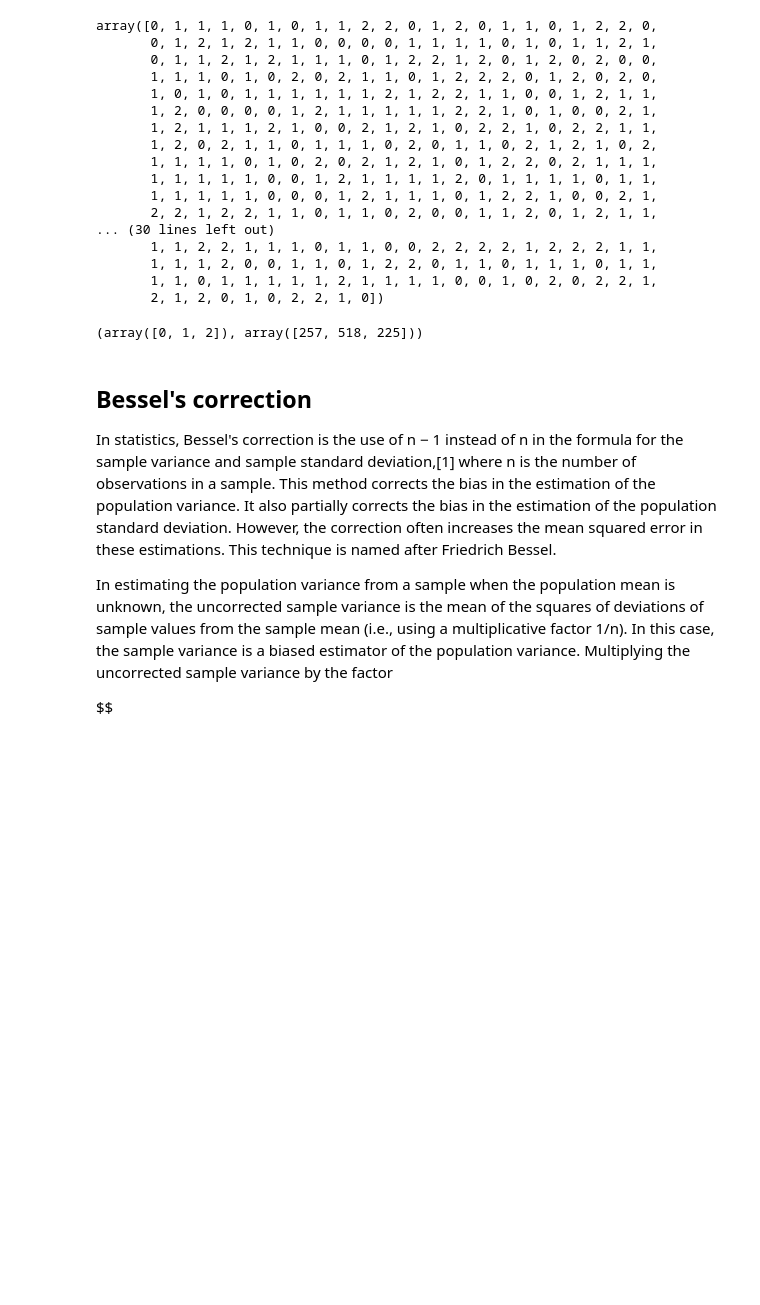
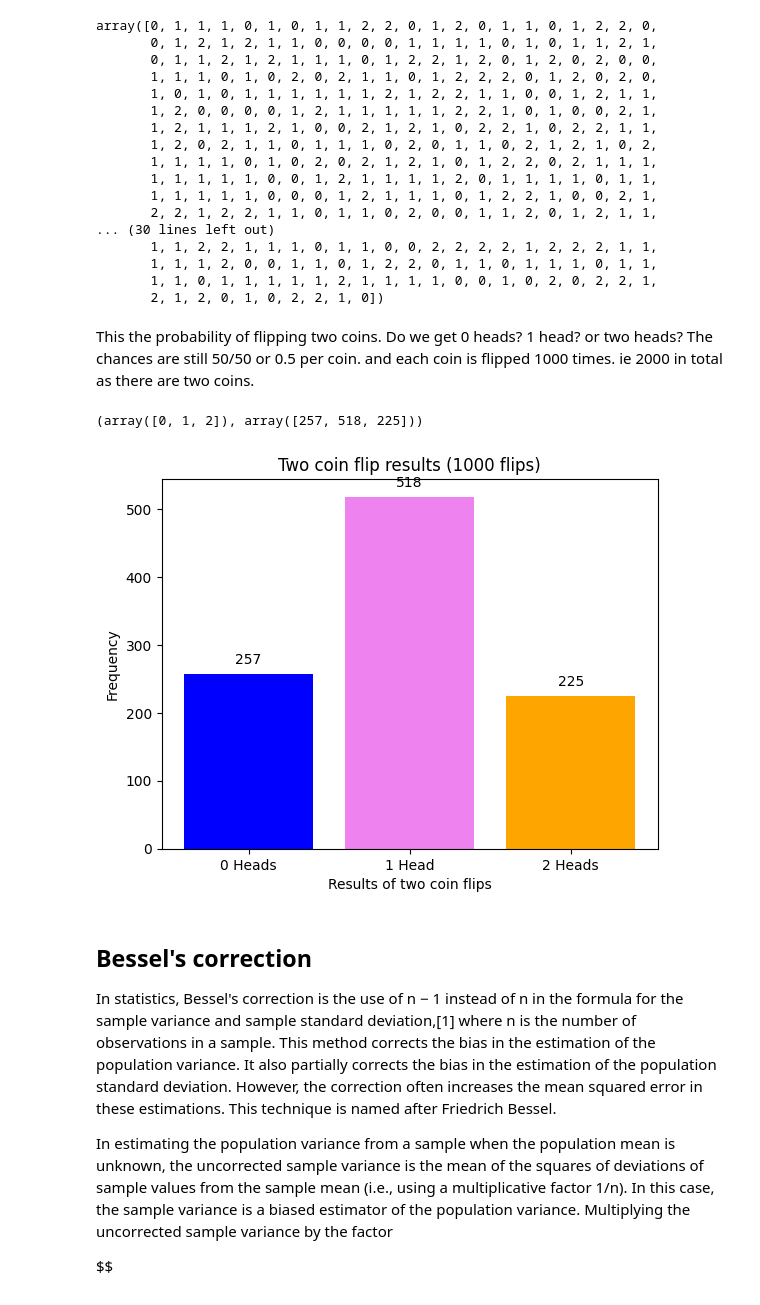
Before and after one commit to GraceMarySmyth/applied-statistics-assessment, a Jupyter notebook: problems.ipynb, the cells around one changed output. Drawn from its saved outputs; the diff is of its cells as text; code cells hidden in the pictures; blank space fills up the shorter version.

Commit message:
adding references to readme and bar chart for two coin flip

```diff
--- a/problems.ipynb
+++ b/problems.ipynb
@@ -485,5 +485,7 @@ array([0, 1, 1, 1, 0, 1, 0, 1, 1, 2, 2, 0, 1, 2, 0, 1, 1, 0, 1, 2, 2, 0,
        1, 1, 1, 2, 0, 0, 1, 1, 0, 1, 2, 2, 0, 1, 1, 0, 1, 1, 1, 0, 1, 1,
        1, 1, 0, 1, 1, 1, 1, 1, 2, 1, 1, 1, 1, 0, 0, 1, 0, 2, 0, 2, 2, 1,
        2, 1, 2, 0, 1, 0, 2, 2, 1, 0])
+# %% [markdown]
+This the probability of flipping two coins. Do we get 0 heads? 1 head? or two heads? The chances are still 50/50 or 0.5 per coin. and each coin is flipped 1000 times. ie 2000 in total as there are two coins.
 # %%
 # count the number of times each outcome or value occurs.
@@ -493,6 +496,27 @@ uniques, counts = np.unique(twoflips, return_counts=True)
 uniques, counts
 # %% [output]
 (array([0, 1, 2]), array([257, 518, 225]))
+# %%
+# create a blank plot
+fig, ax = plt.subplots()
+
+# create a bar chart with custom colors
+ax.bar(uniques, counts, color=['blue', 'violet', 'orange'])
+
+# set x ticks
+ax.set_xticks(uniques, labels=["0 Heads", "1 Head", "2 Heads"])
+
+# Add title
+ax.set_title("Two coin flip results (1000 flips)")
+
+# Add axis labels
+ax.set_xlabel("Results of two coin flips")
+ax.set_ylabel("Frequency")
+# Add numerical values on top of the bars
+for i, value in enumerate(counts):
+    ax.text(uniques[i], value + 10, str(value), ha='center', va='bottom')
+# %% [output]
+[figure, added]
 # %% [markdown]
 ## Bessel's correction
 
```
Also changed, not shown: parts of 1 cell of this notebook, 1 other file.
